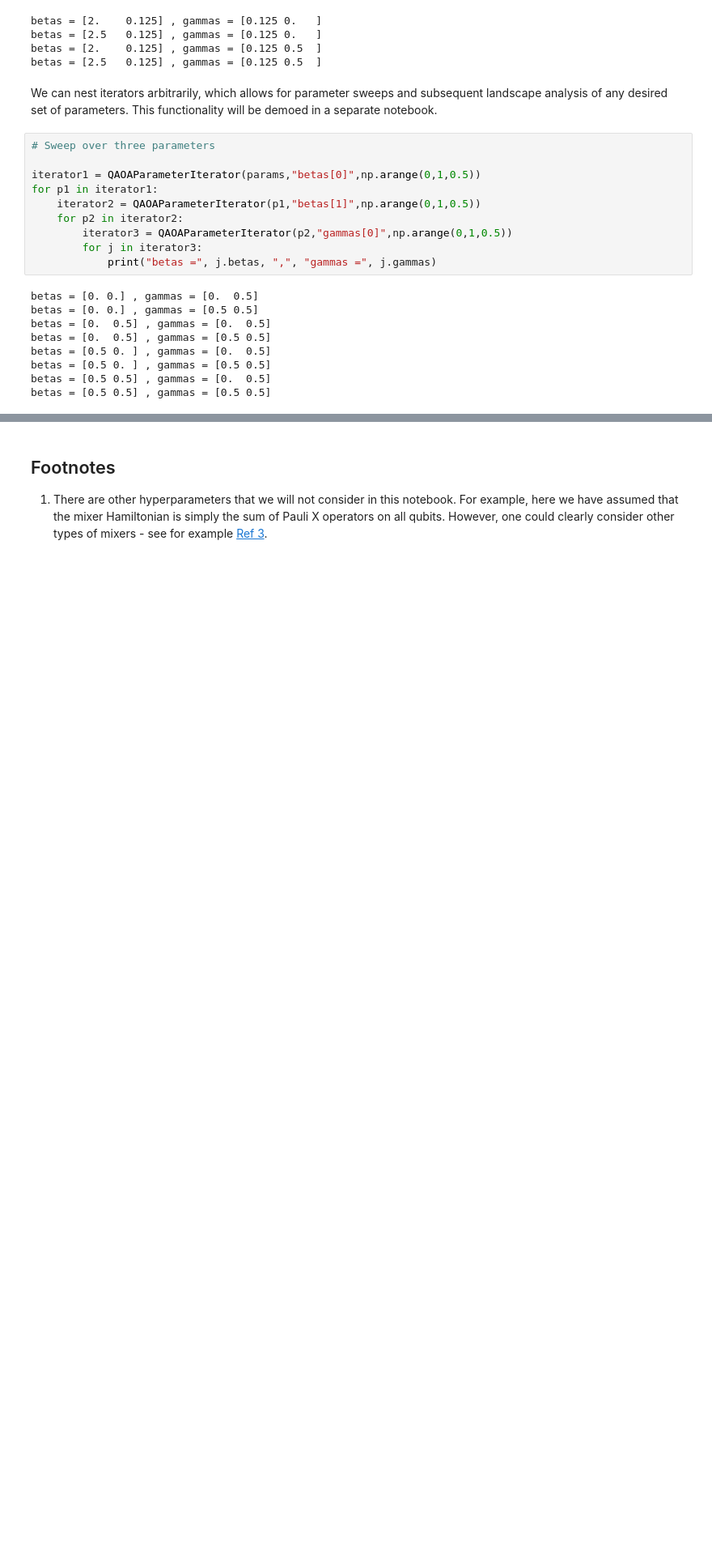
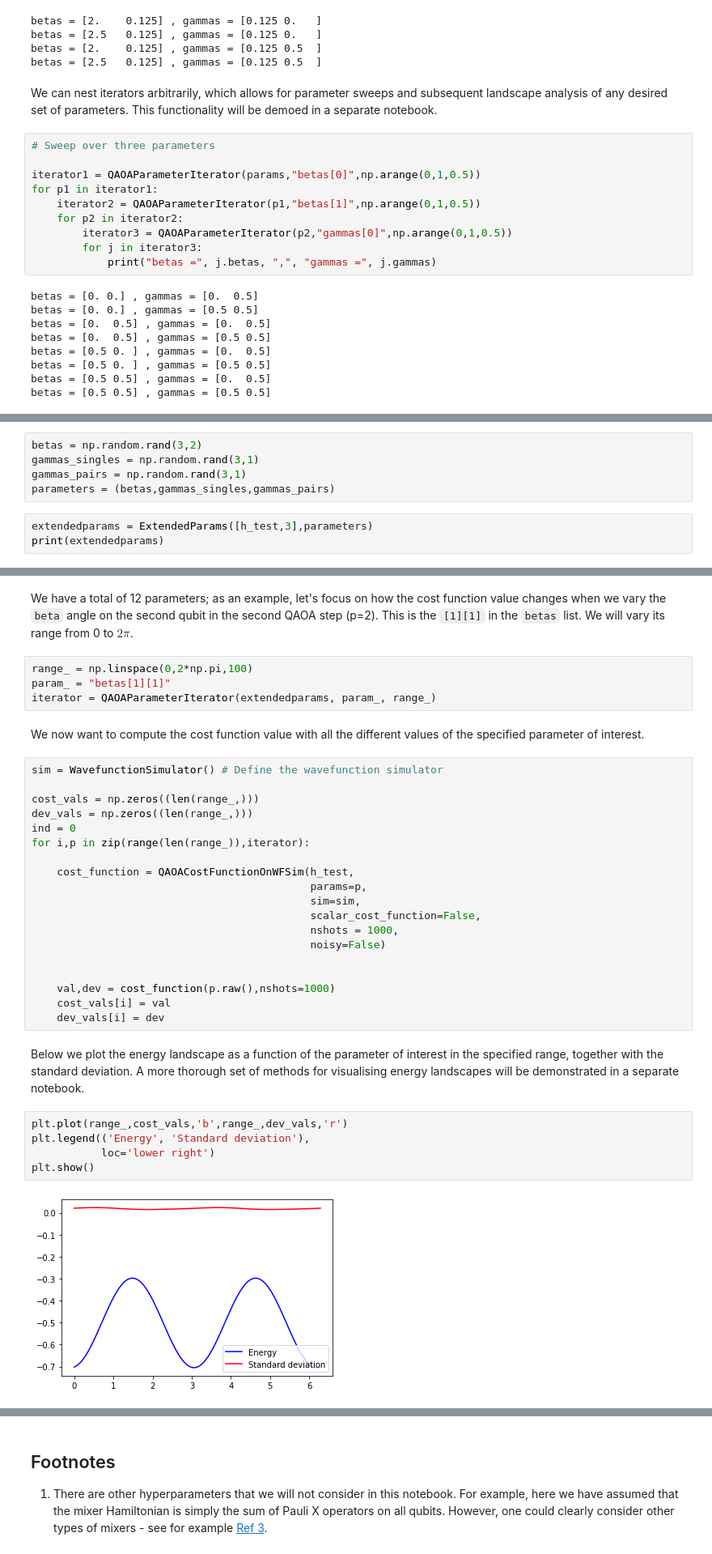
Before and after one commit to entropicalabs/entropica_qaoa, a Jupyter notebook: examples/QAOAParameterDemo.ipynb, the cells around one changed output, grey strips where cells are left out. Shown at 81% size. Cells and saved outputs as stored; diff of their text form; blank space fills up the shorter version.

```diff
--- a/examples/QAOAParameterDemo.ipynb
+++ b/examples/QAOAParameterDemo.ipynb
@@ -399,0 +413,8 @@ betas = [0.5 0.5] , gammas = [0.5 0.5]
+# %%
+betas = np.random.rand(3,2)
+gammas_singles = np.random.rand(3,1)
+gammas_pairs = np.random.rand(3,1)
+parameters = (betas,gammas_singles,gammas_pairs)
+# %%
+extendedparams = ExtendedParams([h_test,3],parameters)
+print(extendedparams)
@@ -400,3 +430,39 @@ betas = [0.5 0.5] , gammas = [0.5 0.5]
+# %% [markdown]
+We have a total of 12 parameters; as an example, let's focus on how the cost function value changes when we vary the `beta` angle on the second qubit in the second QAOA step (p=2). This is the `[1][1]` in the `betas` list. We will vary its range from 0 to $2\pi$.
+# %%
+range_ = np.linspace(0,2*np.pi,100)
+param_ = "betas[1][1]"
+iterator = QAOAParameterIterator(extendedparams, param_, range_)
+# %% [markdown]
+We now want to compute the cost function value with all the different values of the specified parameter of interest.
+# %%
+sim = WavefunctionSimulator() # Define the wavefunction simulator
+
+cost_vals = np.zeros((len(range_,)))
+dev_vals = np.zeros((len(range_,)))
+ind = 0
+for i,p in zip(range(len(range_)),iterator):
+
+    cost_function = QAOACostFunctionOnWFSim(h_test,
+                                            params=p,
+                                            sim=sim,
+                                            scalar_cost_function=False,
+                                            nshots = 1000,
+                                            noisy=False)
+
+
+    val,dev = cost_function(p.raw(),nshots=1000)
+    cost_vals[i] = val
+    dev_vals[i] = dev
+# %% [markdown]
+Below we plot the energy landscape as a function of the parameter of interest in the specified range, together with the standard deviation. A more thorough set of methods for visualising energy landscapes will be demonstrated in a separate notebook.
+# %%
+plt.plot(range_,cost_vals,'b',range_,dev_vals,'r')
+plt.legend(('Energy', 'Standard deviation'),
+           loc='lower right')
+plt.show()
+# %% [output]
+[figure, added]
 # %% [markdown]
 <a id='footnotes'></a>
 # %% [markdown]
```
Also changed, not shown: parts of 5 cells of this notebook, 4 other files.
